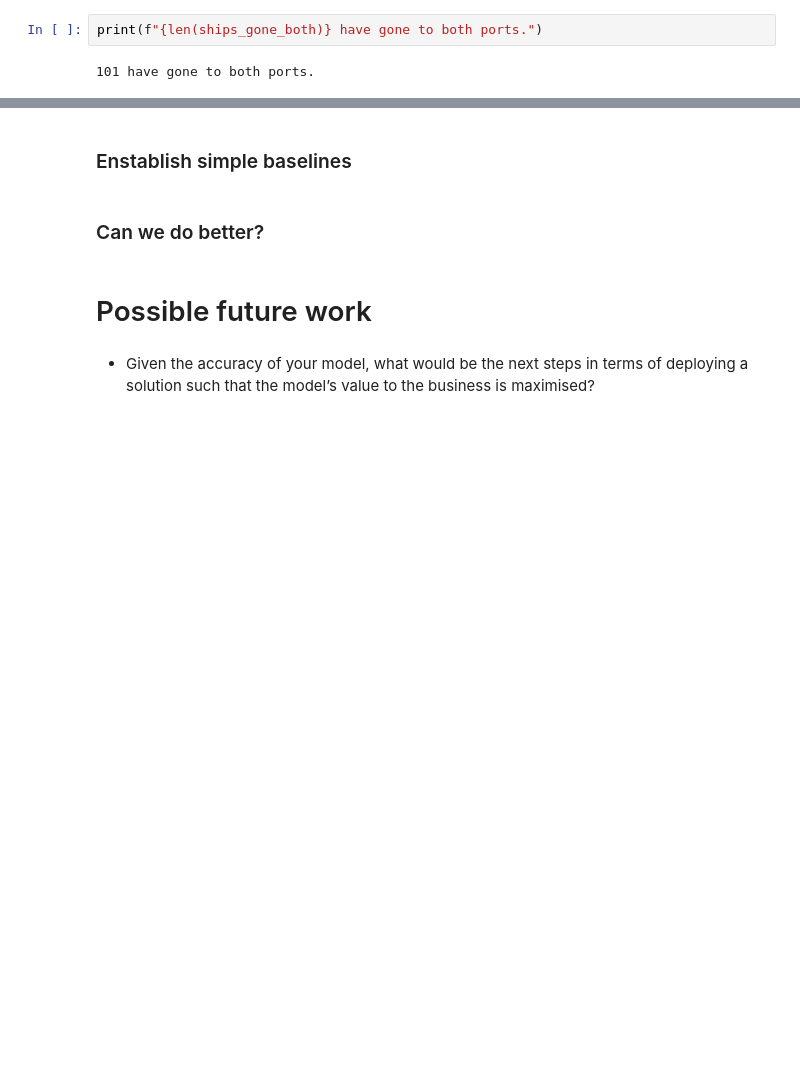
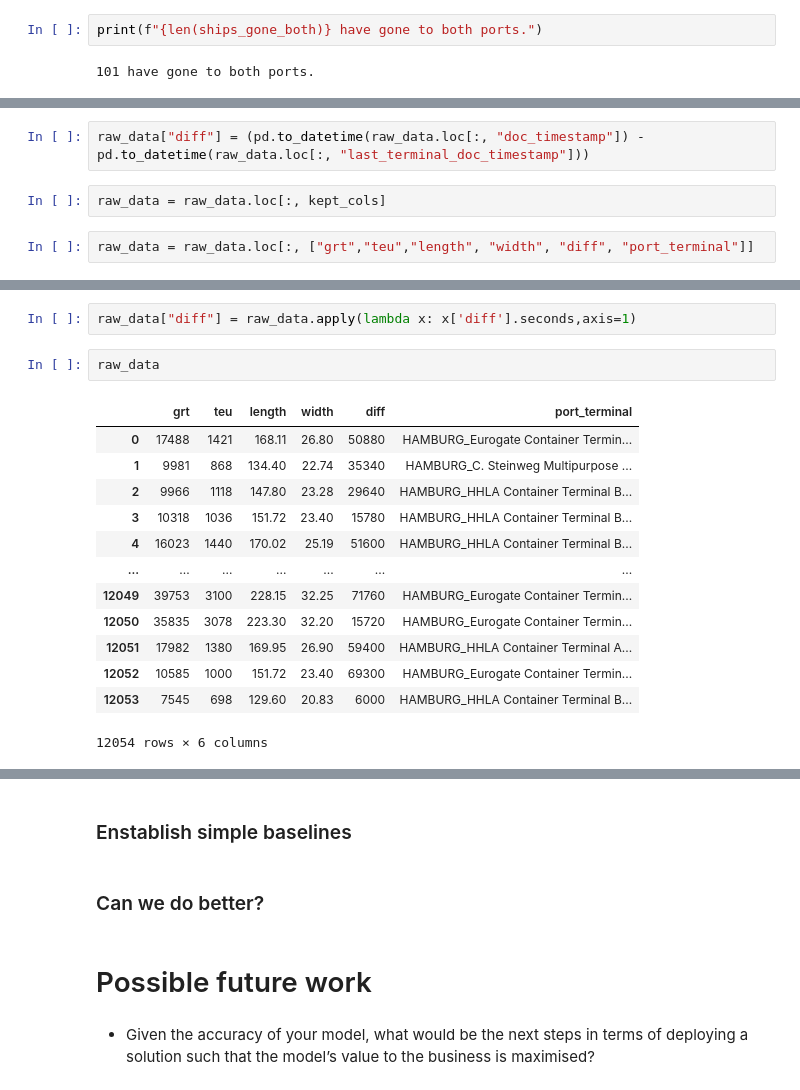
Before and after one commit to dimitrisl/mt_vessel, a Jupyter notebook: EDA_MT.ipynb, the cells around one changed output, grey strips where cells are left out. Cells and saved outputs as stored; diff of their text form; blank space fills up the shorter version.

```diff
--- a/EDA_MT.ipynb
+++ b/EDA_MT.ipynb
@@ -270,0 +274,6 @@ ship: ADILIA I
+# %%
+raw_data["diff"] = (pd.to_datetime(raw_data.loc[:, "doc_timestamp"]) - pd.to_datetime(raw_data.loc[:, "last_terminal_doc_timestamp"]))
+# %%
+raw_data = raw_data.loc[:, kept_cols]
+# %%
+raw_data = raw_data.loc[:, ["grt","teu","length", "width", "diff", "port_terminal"]]
@@ -270,0 +292,18 @@ ship: ADILIA I
+# %%
+raw_data["diff"] = raw_data.apply(lambda x: x['diff'].seconds,axis=1)
+# %%
+raw_data
+# %% [output]
+|  | grt | teu | length | width | diff | port_terminal |
+| 0 | 17488 | 1421 | 168.11 | 26.80 | 50880 | HAMBURG_Eurogate Container Termin... |
+| 1 | 9981 | 868 | 134.40 | 22.74 | 35340 | HAMBURG_C. Steinweg Multipurpose ... |
+| 2 | 9966 | 1118 | 147.80 | 23.28 | 29640 | HAMBURG_HHLA Container Terminal B... |
+| 3 | 10318 | 1036 | 151.72 | 23.40 | 15780 | HAMBURG_HHLA Container Terminal B... |
+| 4 | 16023 | 1440 | 170.02 | 25.19 | 51600 | HAMBURG_HHLA Container Terminal B... |
+| ... | ... | ... | ... | ... | ... | ... |
+| 12049 | 39753 | 3100 | 228.15 | 32.25 | 71760 | HAMBURG_Eurogate Container Termin... |
+| 12050 | 35835 | 3078 | 223.30 | 32.20 | 15720 | HAMBURG_Eurogate Container Termin... |
+| 12051 | 17982 | 1380 | 169.95 | 26.90 | 59400 | HAMBURG_HHLA Container Terminal A... |
+| 12052 | 10585 | 1000 | 151.72 | 23.40 | 69300 | HAMBURG_Eurogate Container Termin... |
+| 12053 | 7545 | 698 | 129.60 | 20.83 | 6000 | HAMBURG_HHLA Container Terminal B... |
+12054 rows × 6 columns
```
Also changed, not shown: parts of 36 cells of this notebook.
